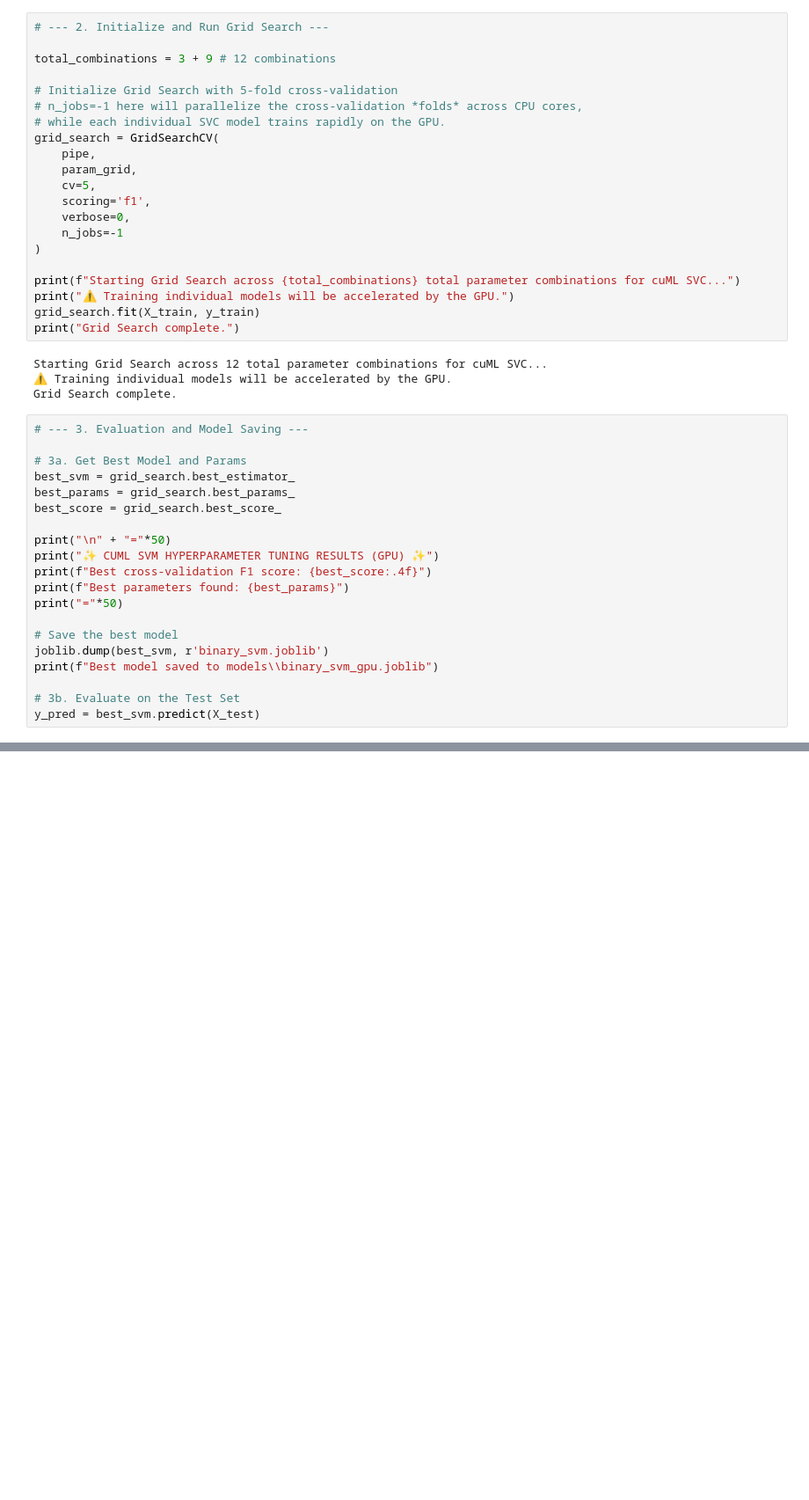
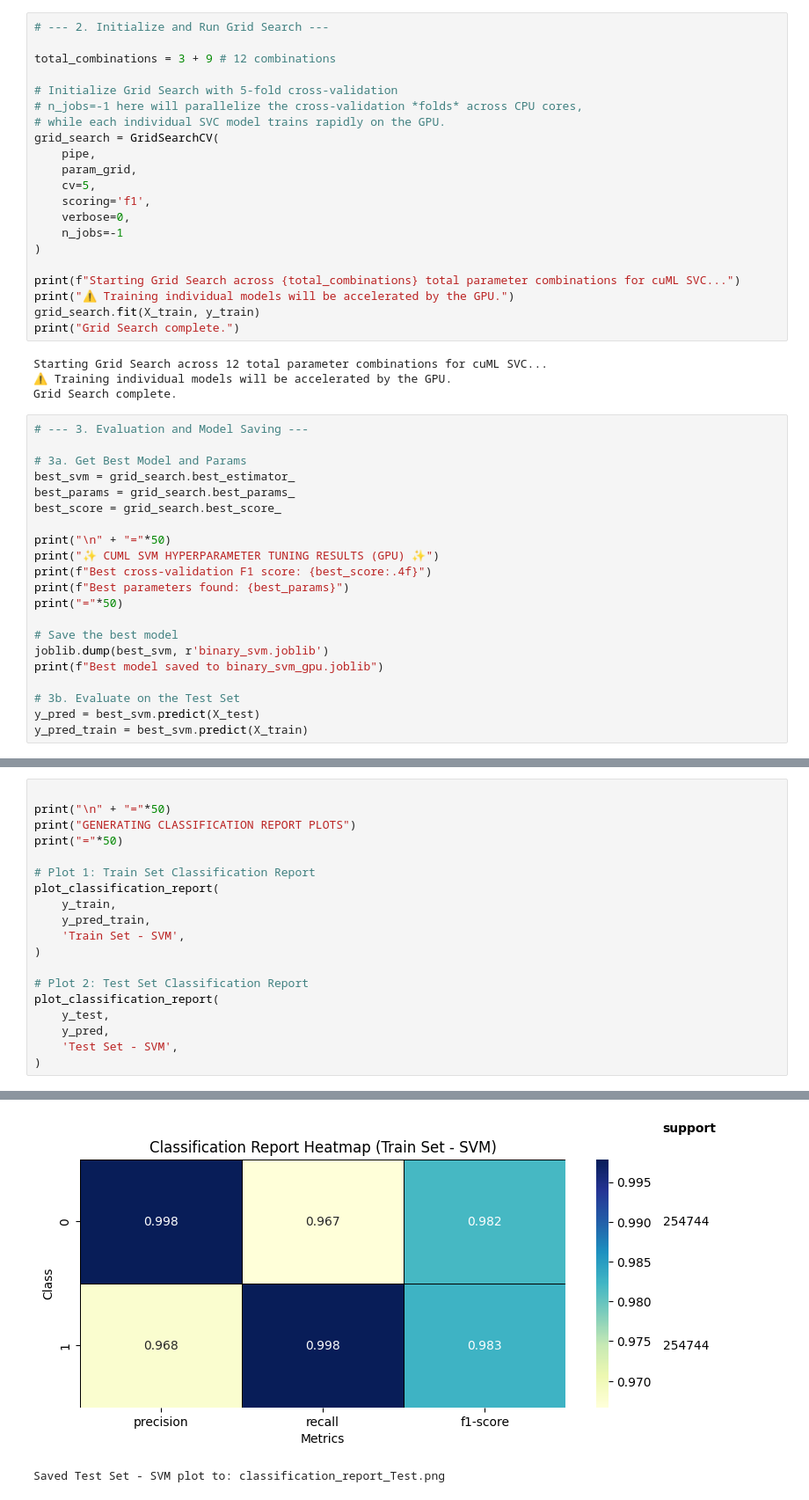
Before and after one commit to mohakapoor/Network_Anomaly_Detection_CICIDS2017, a Jupyter notebook: binary_svm.ipynb, the cells around one changed output, grey strips where cells are left out. Shown at 88% size. Drawn from its saved outputs; the diff is of its cells as text; blank space fills up the shorter version.

Commit message:
adding model plots and f1 scores

```diff
--- a/binary_svm.ipynb
+++ b/binary_svm.ipynb
@@ -98,10 +97,11 @@ print("="*50)
 
 # Save the best model
 joblib.dump(best_svm, r'binary_svm.joblib')
-print(f"Best model saved to models\\binary_svm_gpu.joblib")
+print(f"Best model saved to binary_svm_gpu.joblib")
 
 # 3b. Evaluate on the Test Set
 y_pred = best_svm.predict(X_test)
+y_pred_train = best_svm.predict(X_train)
 # %% [output]
 ==================================================
 ✨ CUML SVM HYPERPARAMETER TUNING RESULTS (GPU) ✨
@@ -146,0 +219,20 @@ Script execution finished.
+# %%
+
+print("\n" + "="*50)
+print("GENERATING CLASSIFICATION REPORT PLOTS")
+print("="*50)
+
+# Plot 1: Train Set Classification Report
+plot_classification_report(
+    y_train,
+    y_pred_train,
+    'Train Set - SVM',
+)
+
+# Plot 2: Test Set Classification Report
+plot_classification_report(
+    y_test,
+    y_pred,
+    'Test Set - SVM',
+)
+# %% [output]
@@ -146,0 +243,2 @@ Script execution finished.
+[figure, added]
+Saved Test Set - SVM plot to: classification_report_Test.png
```
Also changed, not shown: parts of 6 cells of this notebook, 20 other files.
